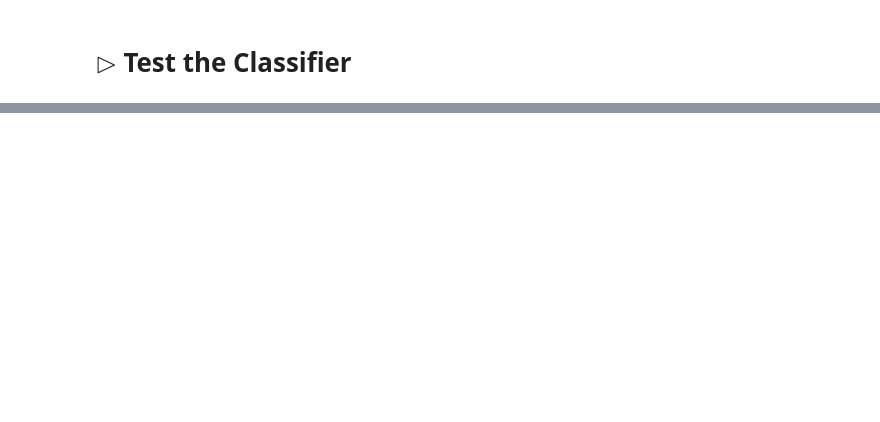
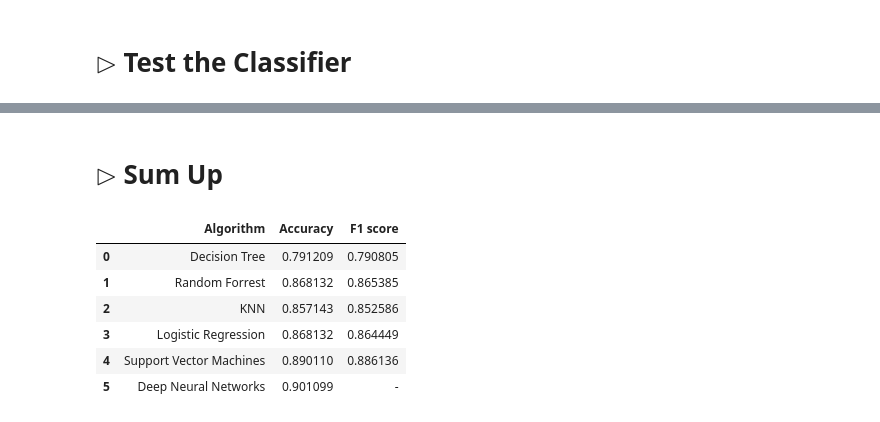
Before and after one commit to echatzief/Heart_Disease_tensorflow, a Jupyter notebook: Heart_Disease/Heart_Disease_Dataset.ipynb, the cells around one changed output, grey strips where cells are left out. Saved outputs shown, nothing was run; the diff lists cells and outputs as text; code cells hidden in the pictures; blank space fills up the shorter version.

```diff
--- a/Heart_Disease/Heart_Disease_Dataset.ipynb
+++ b/Heart_Disease/Heart_Disease_Dataset.ipynb
@@ -358,0 +619,20 @@ Confusion Matrix:
+# %% [markdown]
+# $\triangleright$ Sum Up
+# %%
+import pandas as pd
+sumUp = pd.DataFrame(columns=['Algorithm','Accuracy','F1 score'])
+sumUp.loc[0] = ['Decision Tree',0.7912087912087912,0.7908045977011494]
+sumUp.loc[1] = ['Random Forrest',0.8681318681318682,0.8653846153846154]
+sumUp.loc[2] = ['KNN',0.8571428571428571,0.8525856697819314]
+sumUp.loc[3] = ['Logistic Regression',0.8681318681318682,0.8644488579940417]
+sumUp.loc[4] = ['Support Vector Machines',0.8901098901098901,0.8861361361361362]
+sumUp.loc[5] = ['Deep Neural Networks',0.9010989,'-']
+sumUp
+# %% [output]
+|  | Algorithm | Accuracy | F1 score |
+| 0 | Decision Tree | 0.791209 | 0.790805 |
+| 1 | Random Forrest | 0.868132 | 0.865385 |
+| 2 | KNN | 0.857143 | 0.852586 |
+| 3 | Logistic Regression | 0.868132 | 0.864449 |
+| 4 | Support Vector Machines | 0.890110 | 0.886136 |
+| 5 | Deep Neural Networks | 0.901099 | - |
```
Also changed, not shown: parts of 33 cells of this notebook, 6 other files.
